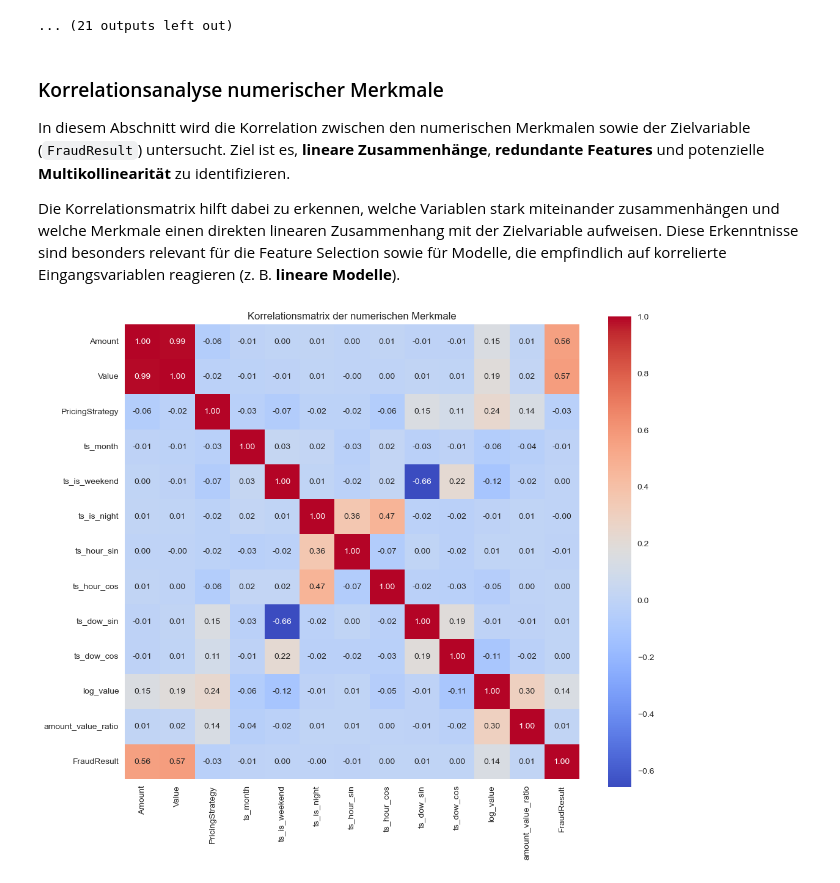
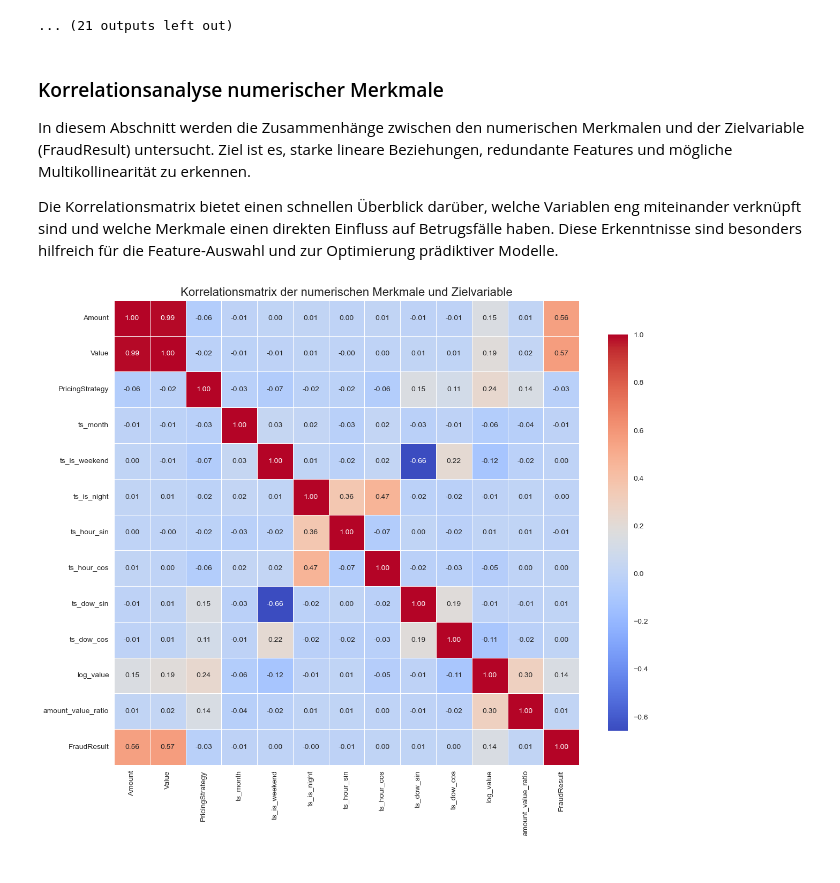
Before and after one commit to Bernardtouck/KI-Fraud-Detection, a Jupyter notebook: notebooks/03_eda.ipynb, the cells around one changed output. Cells and saved outputs as stored; diff of their text form; code cells hidden in the pictures.

```diff
--- a/notebooks/03_eda.ipynb
+++ b/notebooks/03_eda.ipynb
@@ -149,18 +150,30 @@ Kategoriale Merkmale (4): ['ProviderId', 'ProductId', 'ProductCategory', 'Channe
 # %% [markdown]
 ### Korrelationsanalyse numerischer Merkmale
 
-In diesem Abschnitt wird die Korrelation zwischen den numerischen Merkmalen sowie der Zielvariable (`FraudResult`) untersucht. Ziel ist es, **lineare Zusammenhänge**, **redundante Features** und potenzielle **Multikollinearität** zu identifizieren.
+In diesem Abschnitt werden die Zusammenhänge zwischen den numerischen Merkmalen und der Zielvariable (FraudResult) untersucht. Ziel ist es, starke lineare Beziehungen, redundante Features und mögliche Multikollinearität zu erkennen.
 
-Die Korrelationsmatrix hilft dabei zu erkennen, welche Variablen stark miteinander zusammenhängen und welche Merkmale einen direkten linearen Zusammenhang mit der Zielvariable aufweisen. Diese Erkenntnisse sind besonders relevant für die Feature Selection sowie für Modelle, die empfindlich auf korrelierte Eingangsvariablen reagieren (z. B. **lineare Modelle**).
+Die Korrelationsmatrix bietet einen schnellen Überblick darüber, welche Variablen eng miteinander verknüpft sind und welche Merkmale einen direkten Einfluss auf Betrugsfälle haben. Diese Erkenntnisse sind besonders hilfreich für die Feature-Auswahl und zur Optimierung prädiktiver Modelle.
 # %%
 import matplotlib.pyplot as plt
 import seaborn as sns
 
-# korrelation matrix for numeric features
-plt.figure(figsize=(12, 10))
+
+plt.figure(figsize=(14, 12))
+
 corr = df[numeric_cols + [TARGET]].corr()
-sns.heatmap(corr, annot=True, fmt=".2f", cmap="coolwarm", square=True)
-plt.title("Korrelationsmatrix der numerischen Merkmale")
+
+sns.heatmap(
+    corr,
+    annot=True,
+    fmt=".2f",
+    cmap="coolwarm",
+    square=True,
+    linewidths=0.5,
+    cbar_kws={'shrink':0.8}
+)
+
+plt.title("Korrelationsmatrix der numerischen Merkmale und Zielvariable", fontsize=16)
+
 plt.show()
 # %% [output]
-[figure, old version]
+[figure, new version]
```
Also changed, not shown: parts of 3 cells of this notebook.
